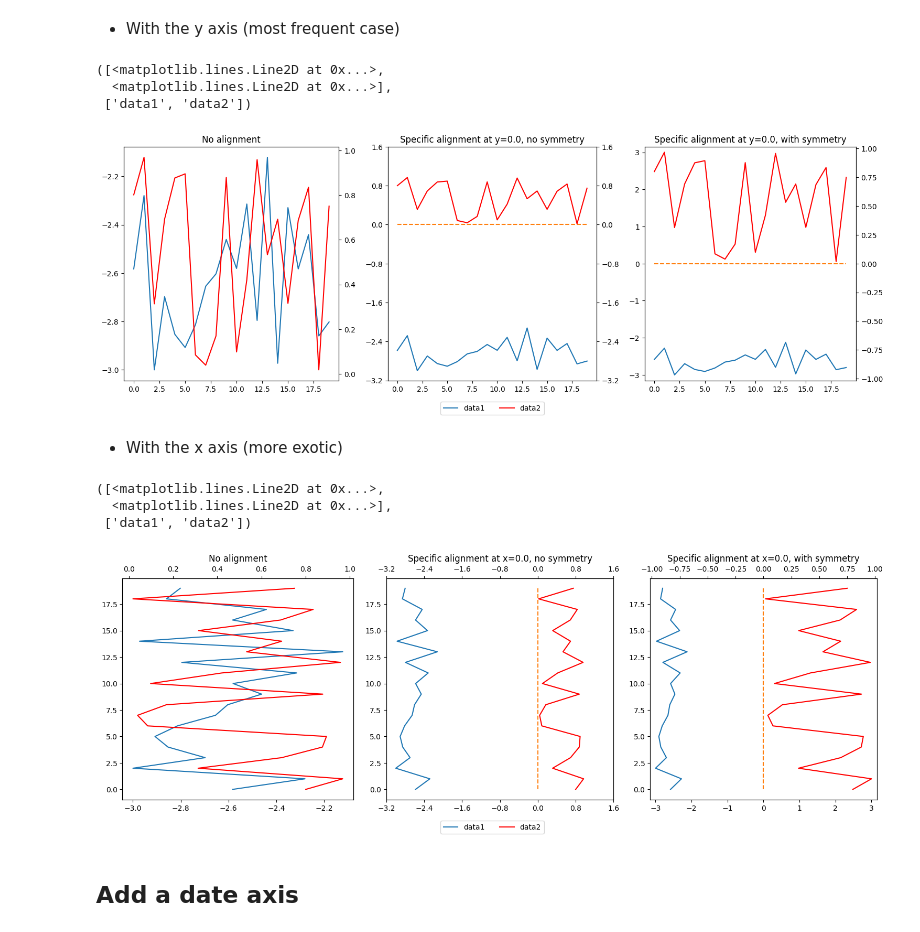
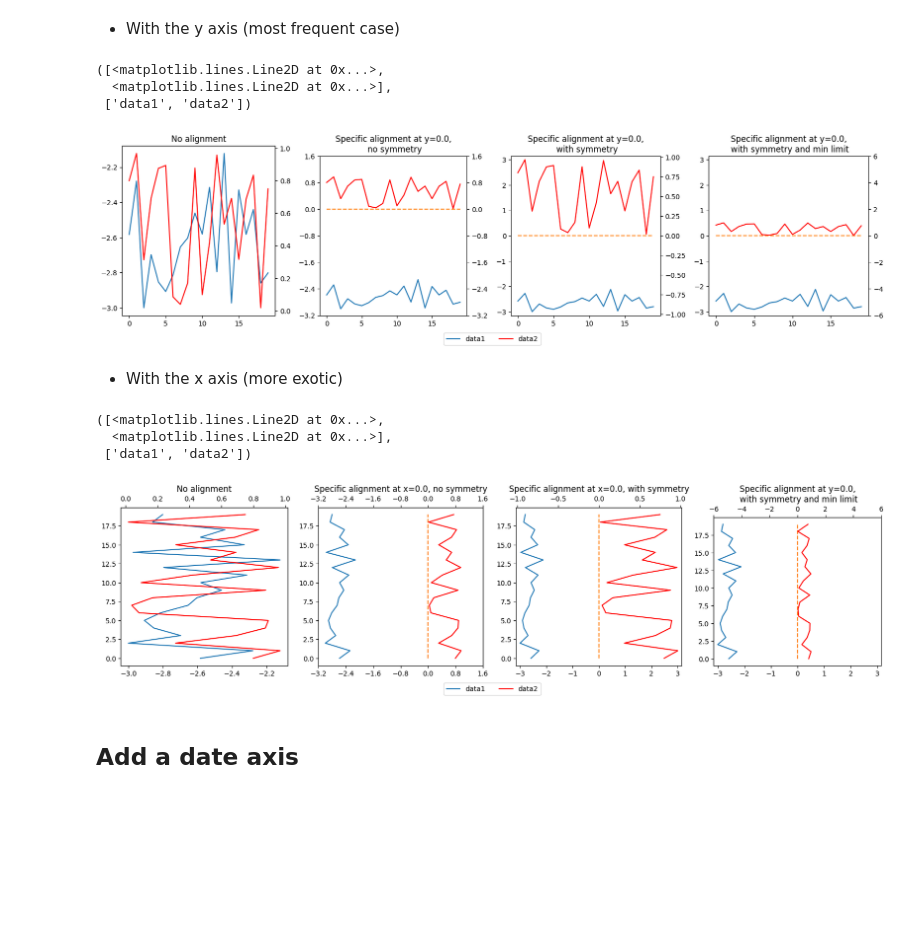
Before and after one commit to antoinecollet5/nested_grid_plotter, a Jupyter notebook: tutorials/utils.ipynb, the cells around one changed output. Saved outputs shown, nothing was run; the diff lists cells and outputs as text; code cells hidden in the pictures; blank space fills up the shorter version.

```diff
--- a/tutorials/utils.ipynb
+++ b/tutorials/utils.ipynb
@@ -265,8 +265,8 @@ Text(0.5, 1.0, 'Specific alignment with no values')
 - With the y axis (most frequent case)
 # %%
 plotter = ngp.NestedGridPlotter(
-    fig_params={"constrained_layout": True, "figsize": (15, 5)},
-    subfigs_params={"ncols": 3},
+    fig_params={"constrained_layout": True, "figsize": (16, 4)},
+    subfigs_params={"ncols": 4},
 )
 
 # Make some data
@@ -274,42 +274,52 @@ np.random.seed(1)
 # data1 = np.random.normal(0,1,20)
 data1 = np.random.rand(20) - 3
 data2 = np.random.rand(20)
 xy = np.zeros(20)
 
 ax1 = plotter.ax_dict["ax1-1"]
 ax1_twin = ax1.twinx()
 ax1.plot(data1, label="data1")
 ax1_twin.plot(data2, c="r", label="data2")
 ax1.set_title("No alignment")
 
 ax2 = plotter.ax_dict["ax1-2"]
 ax2_twin = ax2.twinx()
 ax2.plot(data1, label="data1")
 ax2.plot(xy, linestyle="--")
 ax2_twin.plot(data2, c="r", label="data2")
 ngp.align_y_axes_on_values([ax2, ax2_twin], [0.0, 0.0])  # Works for more than 2 axes
-ax2.set_title("Specific alignment at y=0.0, no symmetry")
+ax2.set_title("Specific alignment at y=0.0,\n no symmetry")
 
 ax3 = plotter.ax_dict["ax1-3"]
 ax3_twin = ax3.twinx()
 ax3.plot(data1, label="data1")
 ax3.plot(xy, linestyle="--")
 ax3_twin.plot(data2, c="r", label="data2")
 ngp.make_y_axes_symmetric_zero_centered([ax3, ax3_twin])  # Works for more than 2 axes
-ax3.set_title("Specific alignment at y=0.0, with symmetry")
+ax3.set_title("Specific alignment at y=0.0,\n with symmetry")
+
+ax4 = plotter.ax_dict["ax1-4"]
+ax4_twin = ax4.twinx()
+ax4.plot(data1, label="data1")
+ax4.plot(xy, linestyle="--")
+ax4_twin.plot(data2, c="r", label="data2")
+# Here we impose a range of at least [-0.5, 0.5] for the blue curve,
+# and of [-6, 6] for the red curve
+ngp.make_y_axes_symmetric_zero_centered([ax4, ax4_twin], min_ylims=[0.5, 6.0])
+ax4.set_title("Specific alignment at y=0.0,\n with symmetry and min limit")
 
 plotter.add_fig_legend(fontsize=10, ncol=2)
 # %% [output]
 ([<matplotlib.lines.Line2D at 0x...>,
   <matplotlib.lines.Line2D at 0x...>],
  ['data1', 'data2'])
-[figure, old version]
+[figure, new version]
 # %% [markdown]
 - With the x axis (more exotic)
 # %%
 plotter = ngp.NestedGridPlotter(
-    fig_params={"constrained_layout": True, "figsize": (15, 5)},
-    subfigs_params={"ncols": 3},
+    fig_params={"constrained_layout": True, "figsize": (16, 4)},
+    subfigs_params={"ncols": 4},
 )
 
 # Make some data
@@ -342,12 +352,22 @@ ax3_twin.plot(x_data2, y_data, c="r", label="data2")
 ngp.make_x_axes_symmetric_zero_centered([ax3, ax3_twin])  # Works for more than 2 axes
 ax3.set_title("Specific alignment at x=0.0, with symmetry")
 
+ax4 = plotter.ax_dict["ax1-4"]
+ax4_twin = ax4.twiny()
+ax4.plot(x_data1, y_data, label="data1")
+ax4.plot(xy, y_data, linestyle="--")
+ax4_twin.plot(x_data2, y_data, c="r", label="data2")
+# Here we impose a range of at least [-0.5, 0.5] for the blue curve,
+# and of [-6, 6] for the red curve
+ngp.make_x_axes_symmetric_zero_centered([ax4, ax4_twin], min_xlims=[0.5, 6.0])
+ax4.set_title("Specific alignment at y=0.0,\n with symmetry and min limit")
+
 plotter.add_fig_legend(fontsize=10, ncol=2)
 # %% [output]
 ([<matplotlib.lines.Line2D at 0x...>,
   <matplotlib.lines.Line2D at 0x...>],
  ['data1', 'data2'])
-[figure, old version]
+[figure, new version]
 # %% [markdown]
 ## Add a date axis
 # %% [markdown]
```
Also changed, not shown: 3 other files.
